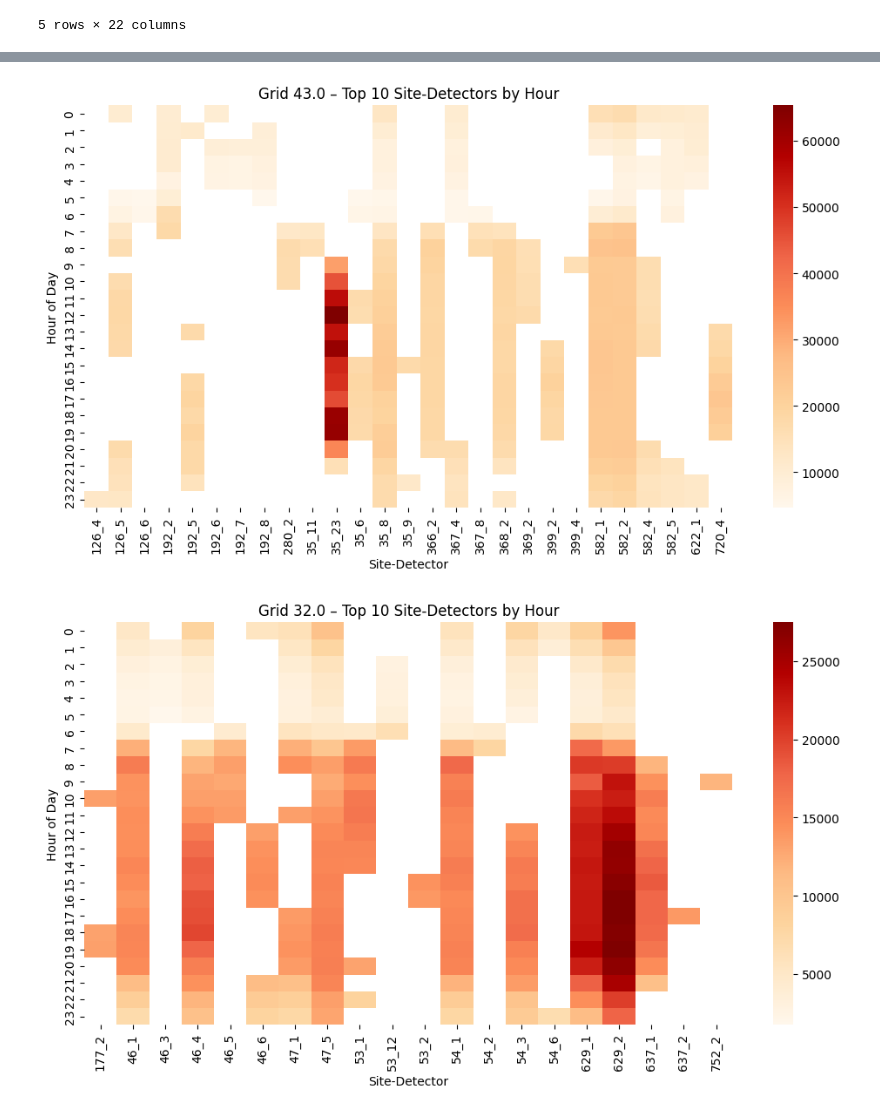
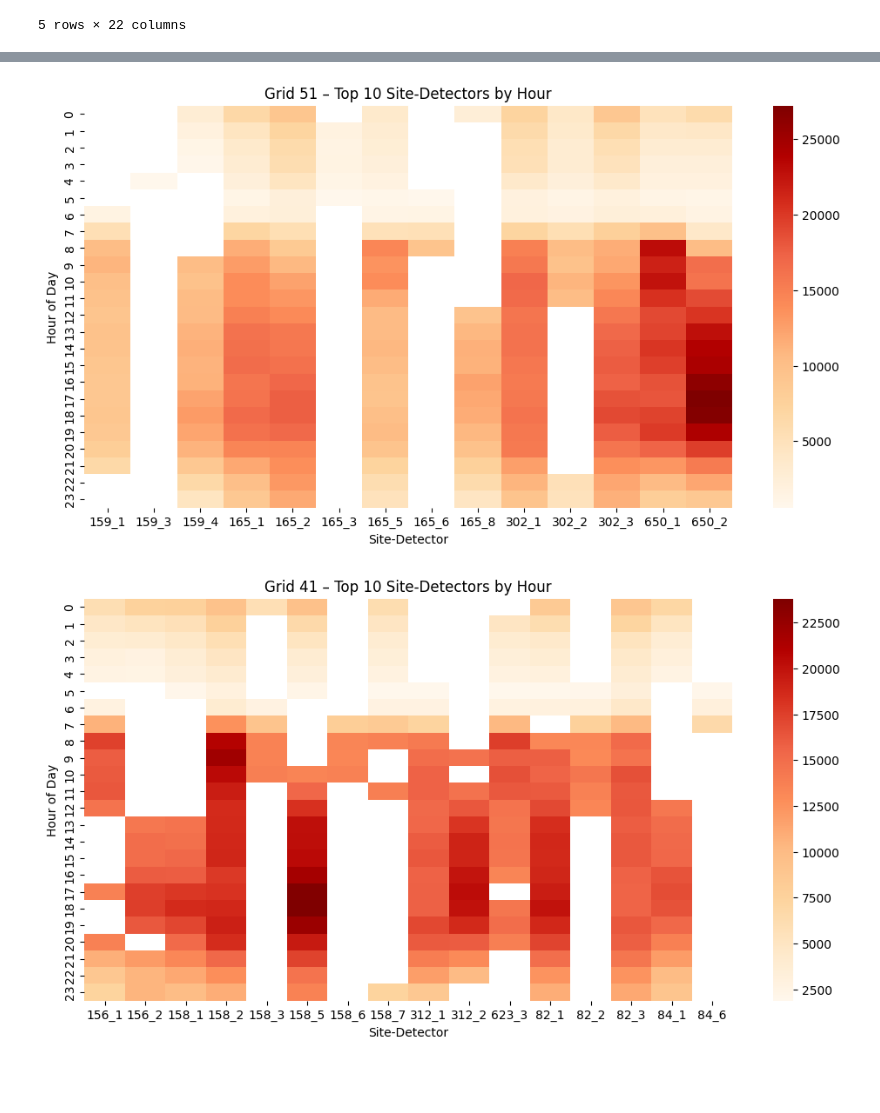
Before and after one commit to kirva123/Hackathon2025, a Jupyter notebook: Regional copy.ipynb, the cells around one changed output, grey strips where cells are left out. Drawn from its saved outputs; the diff is of its cells as text; code cells hidden in the pictures; blank space fills up the shorter version.

```diff
--- a/Regional copy.ipynb
+++ b/Regional copy.ipynb
@@ -218,7 +216,7 @@ end   = pd.Timestamp("2025-04-07 23:59:59")
 week_data = joined_eval[(joined_eval["End_Time"] >= start) & (joined_eval["End_Time"] <= end)]
 
 # 3. Pick 8 random Grid_IDs from those available in that week
-random_ids = np.random.choice(week_data["Grid_ID"].unique(), size=8, replace=False)
+random_ids = [51,41,31,21,22,23,36,37,47,57,67,68]#np.random.choice(week_data["Grid_ID"].unique(), size=8, replace=False)
 
 # 4. Filter again for just those IDs
 subset = week_data[week_data["Grid_ID"].isin(random_ids)]
@@ -527,5 +525,6 @@ site920_grouped.head()
 | 10 | 11 | 7863 |
 # %%
 joined_eval["Vol_diff"] = joined_eval["Sum_Volume"].diff().fillna(0)
+joined_eval['weekday'] = joined_eval["End_Time"].dt.dayofweek
 joined_eval.head()
 # %% [output]
@@ -538,13 +537,12 @@ joined_eval.head()
 # %%
 start = pd.Timestamp("2025-04-02")
-end   = pd.Timestamp("2025-04-03 23:59:59")
+end   = pd.Timestamp("2025-04-07 23:59:59")
 
 # 2. Filter the data for that week
 week_data = joined_eval[(joined_eval["End_Time"] >= start) & (joined_eval["End_Time"] <= end)]
 
 # 3. Pick 8 random Grid_IDs from those available in that week
-random_ids =  [54,44,64,55,53]  #np.random.choice(week_data["Grid_ID"].unique(), size=5, replace=False)
-
+random_ids = [51,41,31,21,22,23,36,37,47,57,67,68]
 # 4. Filter again for just those IDs
 subset = week_data[week_data["Grid_ID"].isin(random_ids)]
 
@@ -566,5 +564,5 @@ plt.show()
 # %%
-
+joined["hour"] = joined["End_Time"].dt.hour
 agg = (
     joined.groupby(["Grid_ID", "hour", "Site", "Detector"])["Sum_Volume"]
     .sum()
@@ -641,33 +639,33 @@ agg = (
 
 # 2. create a label combining Site and Detector
 agg["Site_Detector"] = agg["Site"].astype(str) + "_" + agg["Detector"].astype(str)
 
 # 3. for each Grid_ID, hour -> take top 10 site-detectors
 top10 = (
     agg.groupby(["Grid_ID", "hour"], group_keys=False)
     .apply(lambda g: g.nlargest(10, "Sum_Volume"))
     .reset_index(drop=True)
 )
 
 # 4. sample 5 random Grid_IDs
-sample_ids = np.random.choice(top10["Grid_ID"].unique(), 5, replace=False)
+sample_ids = [51,41,31,21,22,23,36,37,47,57,67,68]#np.random.choice(top10["Grid_ID"].unique(), 5, replace=False)
 
 # 5. plot heatmaps for each Grid_ID
 for gid in sample_ids:
     temp = top10[top10["Grid_ID"] == gid]
 
     # pivot so rows = hour, cols = site-detector, values = Sum_Volume
     pivoted = temp.pivot(index="hour", columns="Site_Detector", values="Sum_Volume")
 
     plt.figure(figsize=(12, 6))
     sns.heatmap(pivoted, cmap="OrRd", annot=False, cbar=True)
 
     plt.title(f"Grid {gid} – Top 10 Site-Detectors by Hour")
     plt.ylabel("Hour of Day")
     plt.xlabel("Site-Detector")
     plt.show()
     #hiii megan
     #Hiiiii eva
 # %% [output]
-[figure, old version]
+[figure, new version]
-[figure, old version]
+[figure, new version]
```
Also changed, not shown: parts of 6 cells of this notebook.
